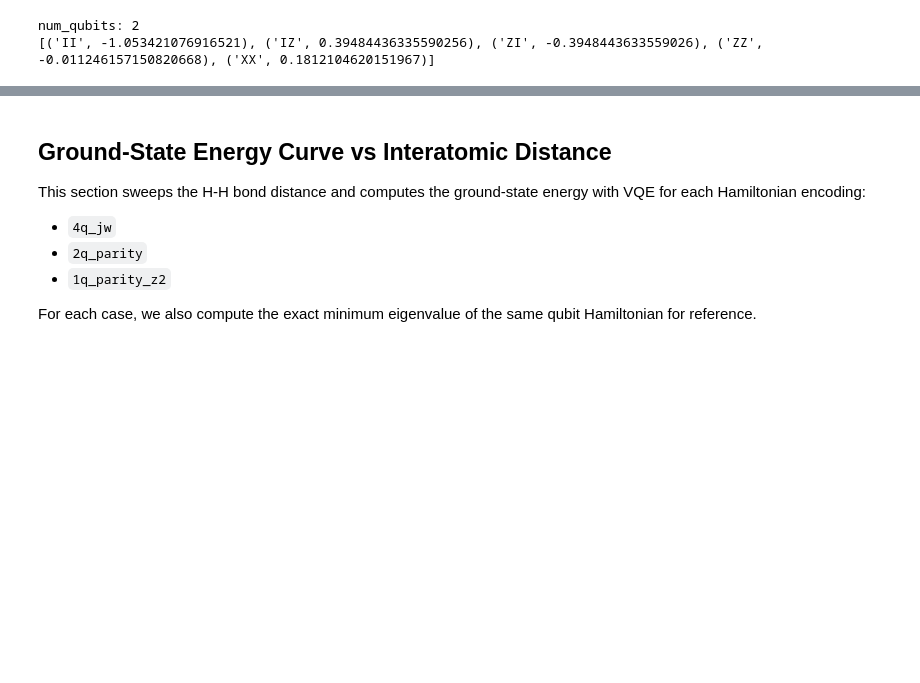
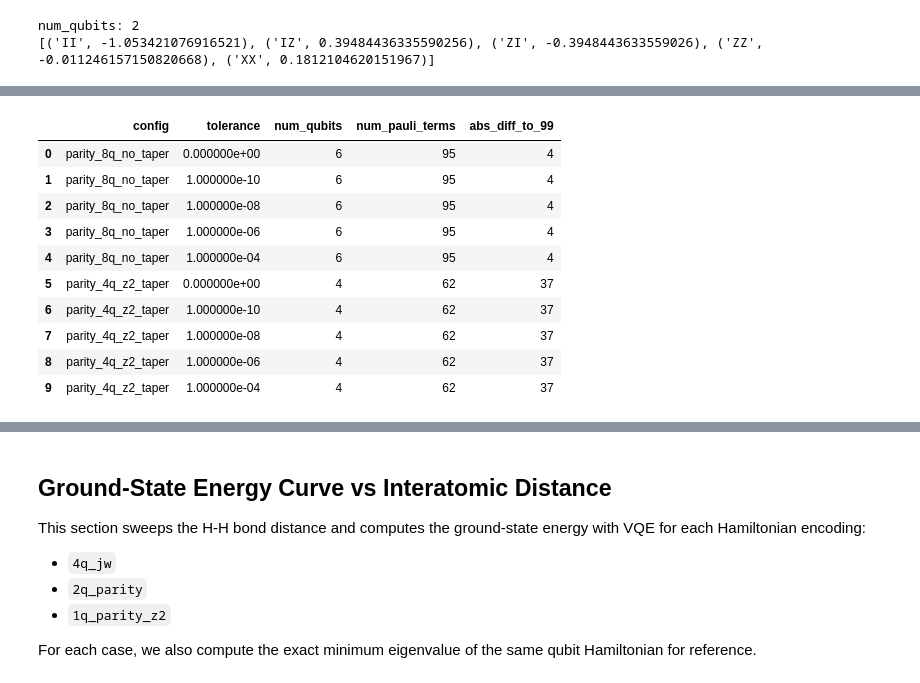
Before and after one commit to YannLeao/vqe-quantum-simulation, a Jupyter notebook: notebooks/01_fourier_analysis.ipynb, the cells around one changed output, grey strips where cells are left out. Drawn from its saved outputs; the diff is of its cells as text; code cells hidden in the pictures; blank space fills up the shorter version.

```diff
--- a/notebooks/01_fourier_analysis.ipynb
+++ b/notebooks/01_fourier_analysis.ipynb
@@ -158,0 +308,86 @@ for row in rows:
+# %%
+import pandas as pd
+
+from src.vqe.hamiltonian import (
+    build_electronic_problem,
+    build_electronic_hamiltonian,
+    build_qubit_hamiltonian,
+    pauli_terms_from_qubit_hamiltonian,
+)
+
+atom_lih = "Li 0 0 0; H 0 0 1.60"
+basis = "sto-3g"
+active_space = (2, 4)
+
+problem_lih = build_electronic_problem(
+    atom_string=atom_lih,
+    basis=basis,
+    active_space=active_space,
+    freeze_core=False,
+)
+
+ferm_op_lih, const_lih = build_electronic_hamiltonian(
+    atom_string=atom_lih,
+    basis=basis,
+    active_space=active_space,
+    freeze_core=False,
+)
+
+# Parity mapping can be inspected both with and without tapering.
+parity_ops = {
+    "parity_8q_no_taper": build_qubit_hamiltonian(
+        ferm_op_lih,
+        mapper="parity",
+        z2symmetry_reduction=False,
+        problem=problem_lih,
+        num_particles=problem_lih.num_particles,
+    ),
+    "parity_4q_z2_taper": build_qubit_hamiltonian(
+        ferm_op_lih,
+        mapper="parity",
+        z2symmetry_reduction=True,
+        problem=problem_lih,
+        num_particles=problem_lih.num_particles,
+    ),
+}
+
+tolerances = [0.0, 1e-10, 1e-8, 1e-6, 1e-4]
+rows_parity = []
+
+for label, qop in parity_ops.items():
+    for tol in tolerances:
+        n_terms = len(pauli_terms_from_qubit_hamiltonian(qop, tolerance=tol))
+        rows_parity.append(
+            {
+                "config": label,
+                "tolerance": tol,
+                "num_qubits": int(qop.num_qubits),
+                "num_pauli_terms": int(n_terms),
+                "abs_diff_to_99": abs(int(n_terms) - 99),
+            }
+        )
+
+parity_lh_df = pd.DataFrame(rows_parity).sort_values(
+    ["abs_diff_to_99", "config", "tolerance"], ascending=[True, True, True]
+)
+
+display(parity_lh_df)
+
+best_row = parity_lh_df.iloc[0]
+print(
+    f"Best match to 99 terms -> config={best_row['config']}, "
+    f"tol={best_row['tolerance']}, qubits={int(best_row['num_qubits'])}, "
+    f"terms={int(best_row['num_pauli_terms'])}"
+)
+# %% [output]
+|  | config | tolerance | num_qubits | num_pauli_terms | abs_diff_to_99 |
+| 0 | parity_8q_no_taper | 0.000000e+00 | 6 | 95 | 4 |
+| 1 | parity_8q_no_taper | 1.000000e-10 | 6 | 95 | 4 |
+| 2 | parity_8q_no_taper | 1.000000e-08 | 6 | 95 | 4 |
+| 3 | parity_8q_no_taper | 1.000000e-06 | 6 | 95 | 4 |
+| 4 | parity_8q_no_taper | 1.000000e-04 | 6 | 95 | 4 |
+| 5 | parity_4q_z2_taper | 0.000000e+00 | 4 | 62 | 37 |
+| 6 | parity_4q_z2_taper | 1.000000e-10 | 4 | 62 | 37 |
+| 7 | parity_4q_z2_taper | 1.000000e-08 | 4 | 62 | 37 |
+| 8 | parity_4q_z2_taper | 1.000000e-06 | 4 | 62 | 37 |
+| 9 | parity_4q_z2_taper | 1.000000e-04 | 4 | 62 | 37 |
```
Also changed, not shown: parts of 26 cells of this notebook, 3 other files.
